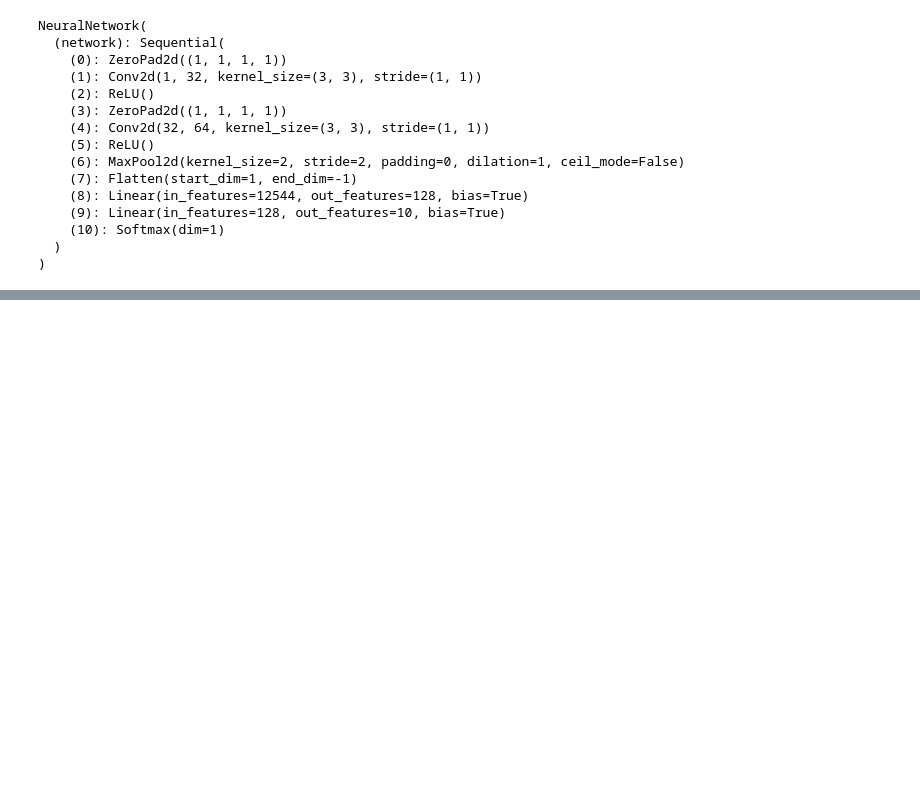
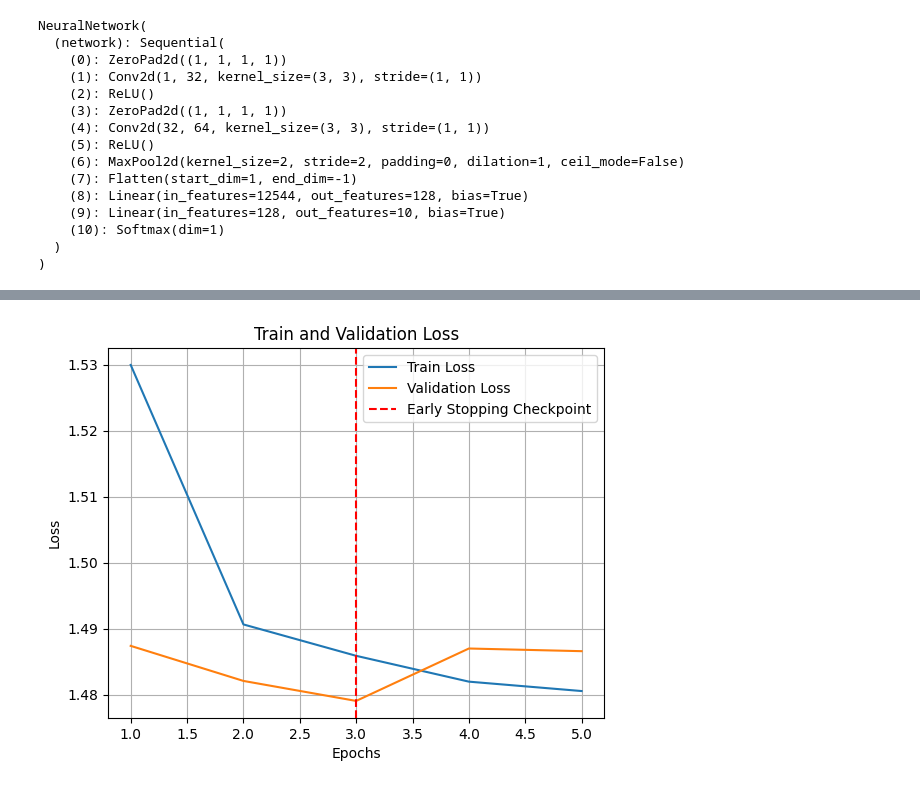
Before and after one commit to charecktowa/Deep-Learning, a Jupyter notebook: mnist.ipynb, the cells around one changed output, grey strips where cells are left out. Drawn from its saved outputs; the diff is of its cells as text; code cells hidden in the pictures; blank space fills up the shorter version.

```diff
--- a/mnist.ipynb
+++ b/mnist.ipynb
@@ -286,0 +486,14 @@ Epoch: 4/15 | Batch: 1/938 | Loss: 0.0149
+# %%
+model = NeuralNetwork(num_classes=10)
+
+criterion = nn.CrossEntropyLoss()
+optimizer = torch.optim.Adam(model.parameters())
+# %%
+patience = 2
+epochs = 15
+num_classes = 10
+
+model, train_loss, valid_loss = train_early(model,
+                                            patience,
+                                            epochs,
+                                            num_classes)
@@ -286,0 +518,29 @@ Epoch: 4/15 | Batch: 1/938 | Loss: 0.0149
+# %%
+import matplotlib.pyplot as plt
+
+# Generate x-axis values based on the number of epochs
+epochs = range(1, len(train_loss) + 1)
+
+# Plotting the train_loss and valid_loss
+plt.plot(epochs, train_loss, label='Train Loss')
+plt.plot(epochs, valid_loss, label='Validation Loss')
+
+# Find the index of the minimum validation loss
+min_valid_loss_idx = valid_loss.index(min(valid_loss))
+
+# Add a vertical line to mark the early stopping checkpoint
+plt.axvline(x=min_valid_loss_idx + 1, linestyle='--', color='r', label='Early Stopping Checkpoint')
+
+# Set labels and title
+plt.xlabel('Epochs')
+plt.ylabel('Loss')
+plt.title('Train and Validation Loss')
+plt.grid(True)
+
+# Show legend
+plt.legend()
+
+# Display the plot
+plt.show()
+# %% [output]
+[figure, added]
```
Also changed, not shown: parts of 20 cells of this notebook, 1 other file.
